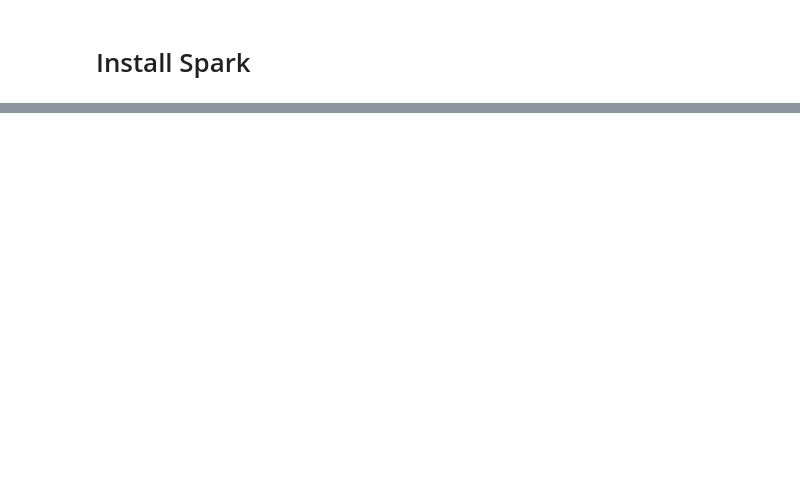
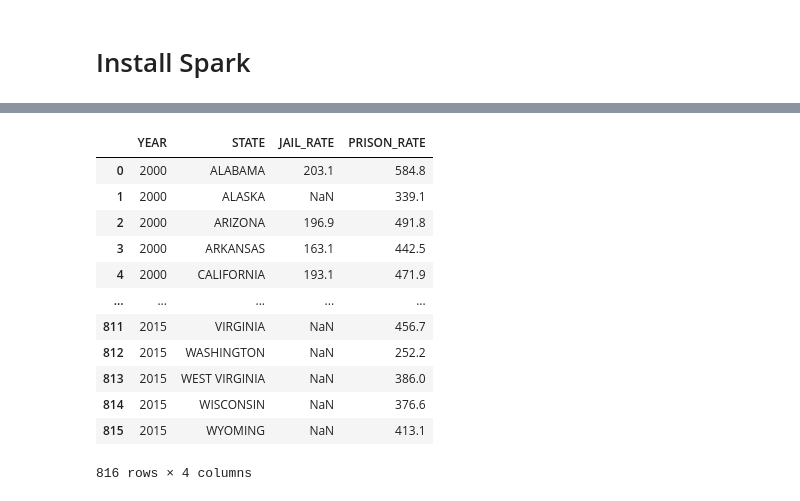
Before and after one commit to jipearson/blue-team, a Jupyter notebook: db_setup.ipynb, the cells around one changed output, grey strips where cells are left out. Cells and saved outputs as stored; diff of their text form; code cells hidden in the pictures; blank space fills up the shorter version.

```diff
--- a/db_setup.ipynb
+++ b/db_setup.ipynb
@@ -75,0 +254,20 @@ config = {"user":"postgres",
+# %%
+#Split prison and jail rates into separate columns and
+jail_df = incarceration_df[(incarceration_df.PRISON_JAIL_RATE == 'Jail Rate')].rename(columns = {'VALUE': 'JAIL_RATE'}, inplace = False).drop(columns=['PRISON_JAIL_RATE'])
+prison_df = incarceration_df[(incarceration_df.PRISON_JAIL_RATE == 'Prison Rate')].rename(columns = {'VALUE': 'PRISON_RATE'}, inplace = False).drop(columns=['PRISON_JAIL_RATE'])
+incarceration_df = pd.merge(jail_df, prison_df, how='right', left_on=['YEAR', 'STATE'], right_on = ['YEAR', 'STATE'])
+incarceration_df
+# %% [output]
+|  | YEAR | STATE | JAIL_RATE | PRISON_RATE |
+| 0 | 2000 | ALABAMA | 203.1 | 584.8 |
+| 1 | 2000 | ALASKA | NaN | 339.1 |
+| 2 | 2000 | ARIZONA | 196.9 | 491.8 |
+| 3 | 2000 | ARKANSAS | 163.1 | 442.5 |
+| 4 | 2000 | CALIFORNIA | 193.1 | 471.9 |
+| ... | ... | ... | ... | ... |
+| 811 | 2015 | VIRGINIA | NaN | 456.7 |
+| 812 | 2015 | WASHINGTON | NaN | 252.2 |
+| 813 | 2015 | WEST VIRGINIA | NaN | 386.0 |
+| 814 | 2015 | WISCONSIN | NaN | 376.6 |
+| 815 | 2015 | WYOMING | NaN | 413.1 |
+816 rows × 4 columns
```
Also changed, not shown: parts of 62 cells of this notebook.
